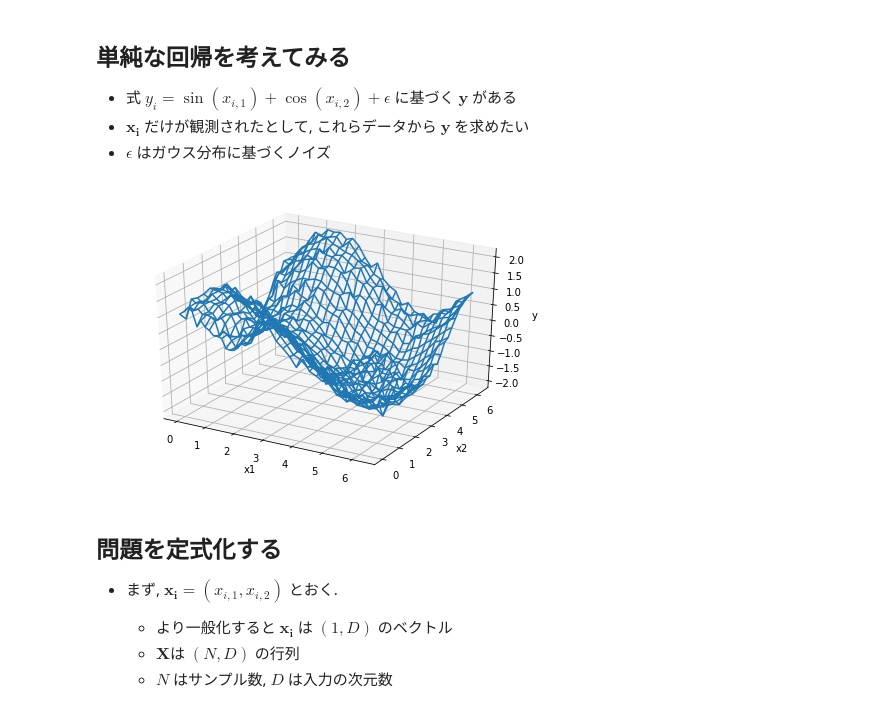
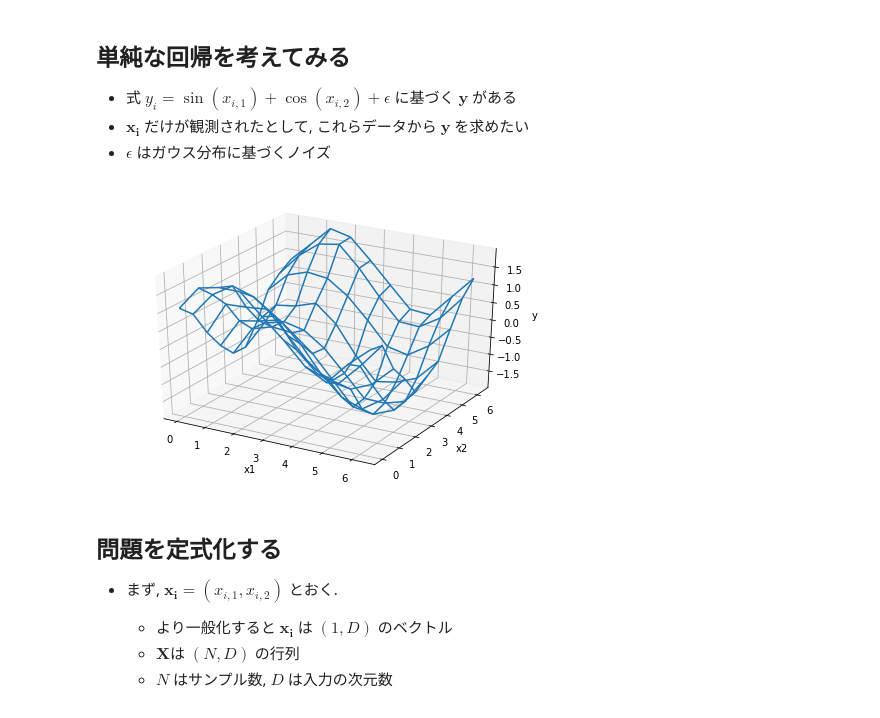
Before and after one commit to uema/gp-scratch, a Jupyter notebook: derivation.ipynb, the cells around one changed output. Saved outputs shown, nothing was run; the diff lists cells and outputs as text; code cells hidden in the pictures.

```diff
--- a/derivation.ipynb
+++ b/derivation.ipynb
@@ -32,19 +33,19 @@ from mpl_toolkits.mplot3d import Axes3D
 * $\boldsymbol{x_i}$ だけが観測されたとして, これらデータから $\boldsymbol{y}$ を求めたい
 * $\epsilon$ はガウス分布に基づくノイズ
 # %%
-N = 30
+N = 10
 x1, x2 = np.meshgrid(np.linspace(0, 2*np.pi, N), np.linspace(0, 2*np.pi, N))
 y = (np.sin(x1.ravel())+np.cos(x2.ravel())+np.random.normal(0,0.1,x1.ravel().shape[0])).reshape(x1.shape)
 
 fig = plt.figure()
 ax = Axes3D(fig)
 ax.plot_wireframe(x1, x2, y)
 ax.set_xlabel("x1")
 ax.set_ylabel("x2")
 ax.set_zlabel("y")
 plt.show()
 # %% [output]
-[figure, old version]
+[figure, new version]
 # %% [markdown]
 ## 問題を定式化する
 
```
Also changed, not shown: parts of 16 cells of this notebook.
